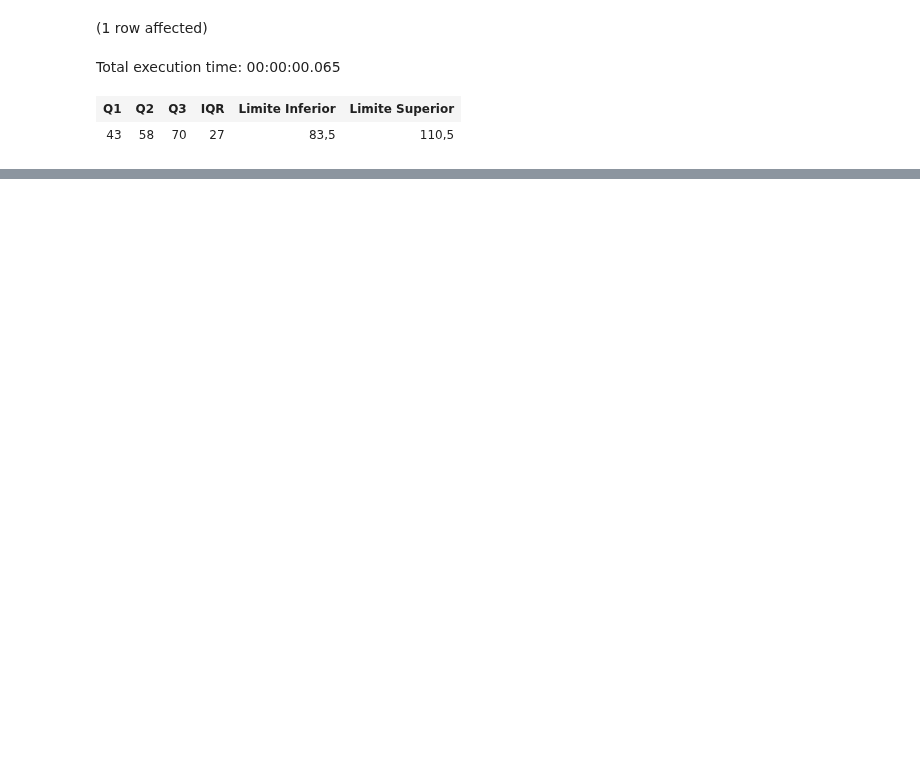
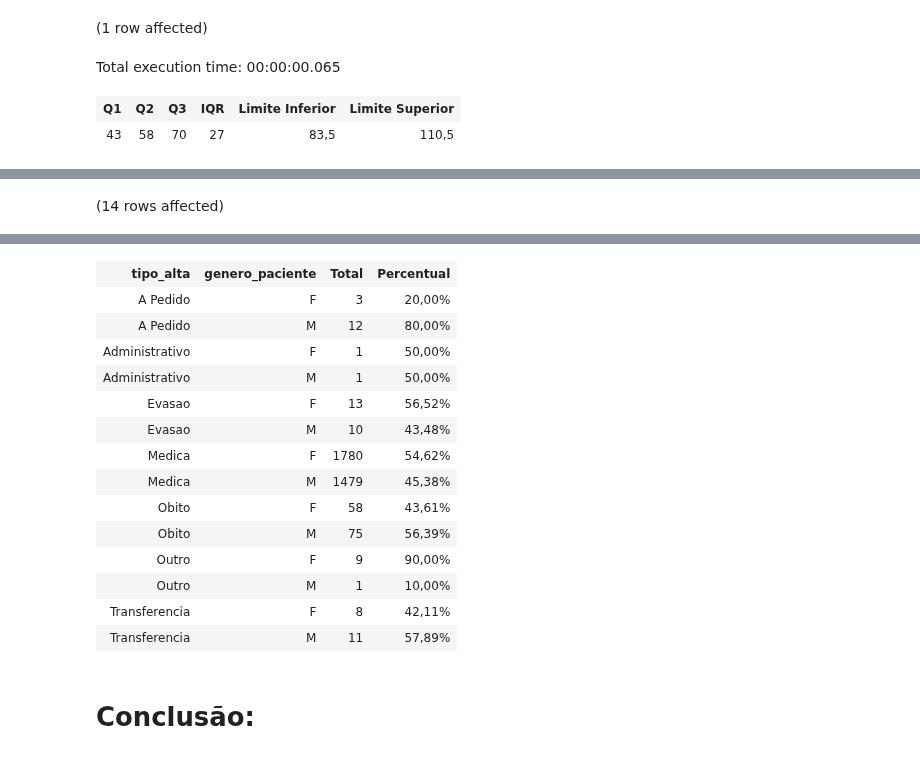
Before and after one commit to AlbertoFAraujo/EDA_Hospitalar, a Jupyter notebook: Xhospital_EDA.ipynb, the cells around one changed output, grey strips where cells are left out. Drawn from its saved outputs; the diff is of its cells as text; code cells hidden in the pictures; blank space fills up the shorter version.

```diff
--- a/Xhospital_EDA.ipynb
+++ b/Xhospital_EDA.ipynb
@@ -333,0 +315,14 @@ Total execution time: 00:00:00.065
+# %%
+-- Percentual de altas por gênero
+SELECT
+    tipo_alta,
+    tab_paciente.genero_paciente,
+    COUNT(tipo_alta) AS Total,
+    FORMAT(1.0 *COUNT(*)/SUM(COUNT(*))OVER(PARTITION BY tab_internacoes.tipo_alta),'0.00%') AS Percentual
+FROM tab_internacoes
+INNER JOIN tab_paciente
+ON tab_internacoes.cod_paciente = tab_paciente.cod_paciente
+GROUP BY tab_internacoes.tipo_alta, tab_paciente.genero_paciente
+ORDER BY tab_internacoes.tipo_alta ASC, tab_paciente.genero_paciente ASC
+# %% [output]
+(14 rows affected)
@@ -333,0 +330,17 @@ Total execution time: 00:00:00.065
+| tipo_alta | genero_paciente | Total | Percentual |
+| A Pedido | F | 3 | 20,00% |
+| A Pedido | M | 12 | 80,00% |
+| Administrativo | F | 1 | 50,00% |
+| Administrativo | M | 1 | 50,00% |
+| Evasao | F | 13 | 56,52% |
+| Evasao | M | 10 | 43,48% |
+| Medica | F | 1780 | 54,62% |
+| Medica | M | 1479 | 45,38% |
+| Obito | F | 58 | 43,61% |
+| Obito | M | 75 | 56,39% |
+| Outro | F | 9 | 90,00% |
+| Outro | M | 1 | 10,00% |
+| Transferencia | F | 8 | 42,11% |
+| Transferencia | M | 11 | 57,89% |
+# %% [markdown]
+# Conclusão:
```
Also changed, not shown: parts of 12 cells of this notebook.
